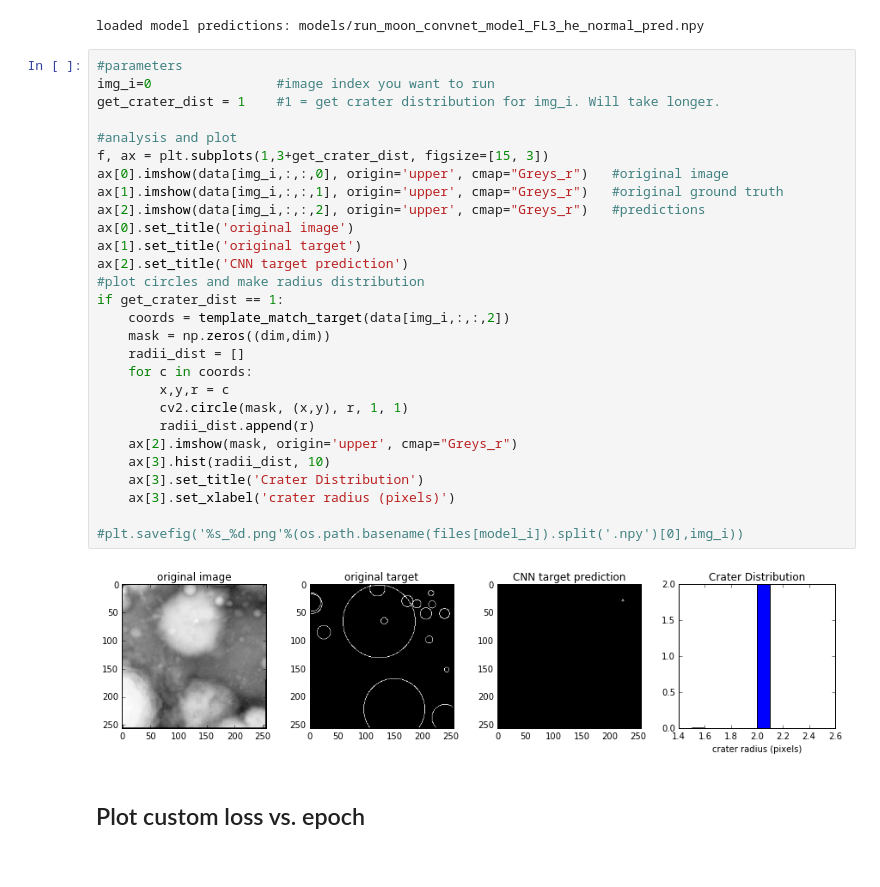
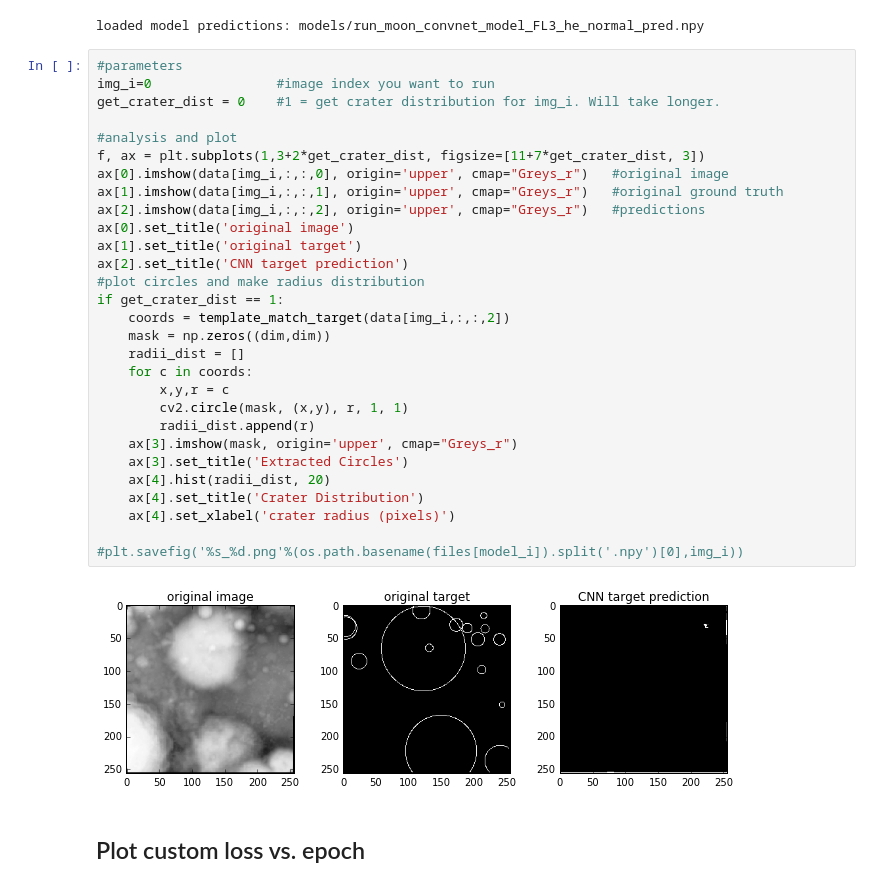
Before and after one commit to cczhu/moon_convnet_public, a Jupyter notebook: rings_analyze_remote.ipynb, the cells around one changed output. Saved outputs shown, nothing was run; the diff lists cells and outputs as text.

```diff
--- a/rings_analyze_remote.ipynb
+++ b/rings_analyze_remote.ipynb
@@ -35,33 +35,34 @@ loaded model predictions: models/run_moon_convnet_model_FL3_he_normal_pred.npy
 # %%
 #parameters
 img_i=0                #image index you want to run
-get_crater_dist = 1    #1 = get crater distribution for img_i. Will take longer.
+get_crater_dist = 0    #1 = get crater distribution for img_i. Will take longer.
 
 #analysis and plot
-f, ax = plt.subplots(1,3+get_crater_dist, figsize=[15, 3])
+f, ax = plt.subplots(1,3+2*get_crater_dist, figsize=[11+7*get_crater_dist, 3])
 ax[0].imshow(data[img_i,:,:,0], origin='upper', cmap="Greys_r")   #original image
 ax[1].imshow(data[img_i,:,:,1], origin='upper', cmap="Greys_r")   #original ground truth
 ax[2].imshow(data[img_i,:,:,2], origin='upper', cmap="Greys_r")   #predictions
 ax[0].set_title('original image')
 ax[1].set_title('original target')
 ax[2].set_title('CNN target prediction')
 #plot circles and make radius distribution
 if get_crater_dist == 1:
     coords = template_match_target(data[img_i,:,:,2])
     mask = np.zeros((dim,dim))
     radii_dist = []
     for c in coords:
         x,y,r = c
         cv2.circle(mask, (x,y), r, 1, 1)
         radii_dist.append(r)
-    ax[2].imshow(mask, origin='upper', cmap="Greys_r")
-    ax[3].hist(radii_dist, 10)
-    ax[3].set_title('Crater Distribution')
-    ax[3].set_xlabel('crater radius (pixels)')
+    ax[3].imshow(mask, origin='upper', cmap="Greys_r")
+    ax[3].set_title('Extracted Circles')
+    ax[4].hist(radii_dist, 20)
+    ax[4].set_title('Crater Distribution')
+    ax[4].set_xlabel('crater radius (pixels)')
 
 #plt.savefig('%s_%d.png'%(os.path.basename(files[model_i]).split('.npy')[0],img_i))
 # %% [output]
-[figure, old version]
+[figure, new version]
 # %% [markdown]
 ## Plot custom loss vs. epoch
 # %%
```
